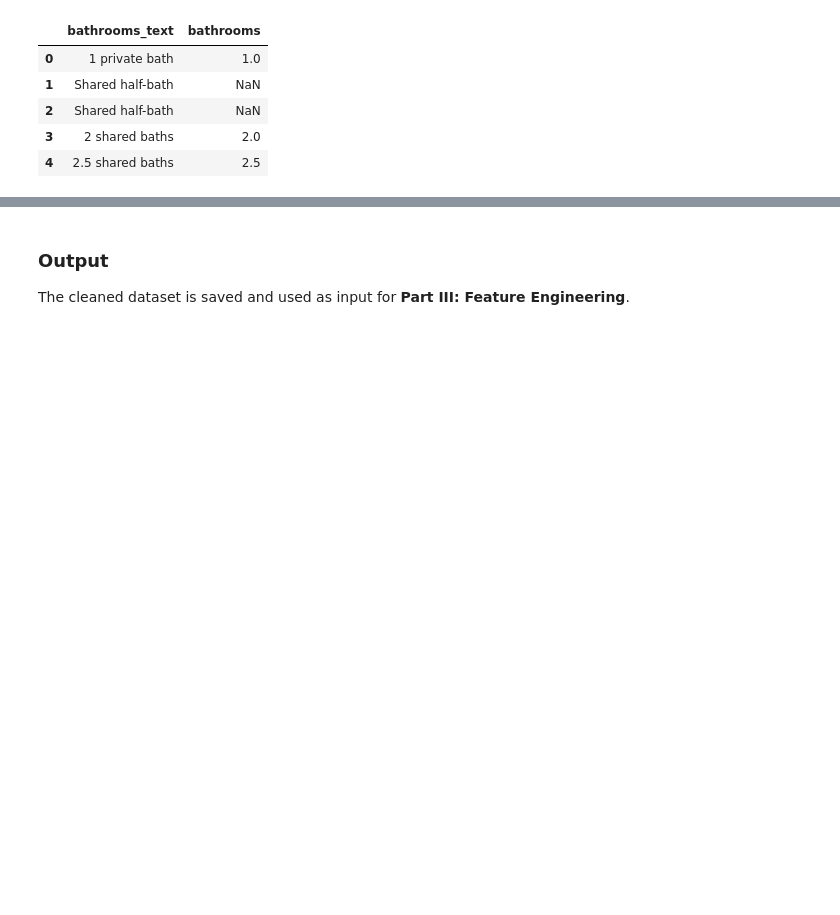
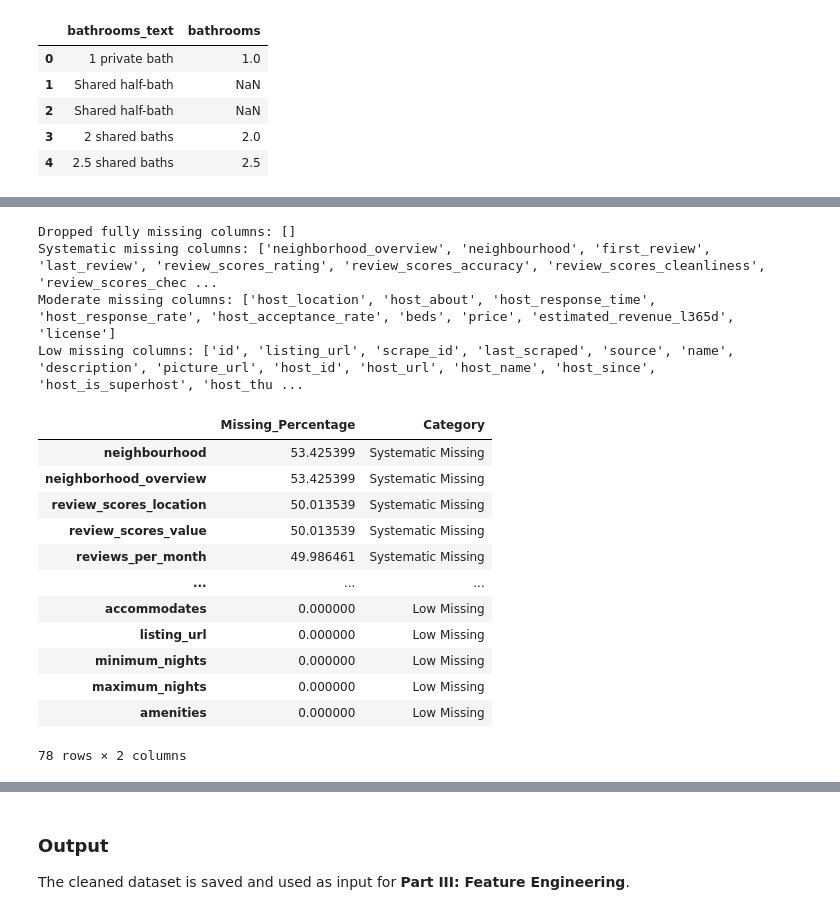
Before and after one commit to zzSkywalker/CA6003, a Jupyter notebook: src/2_data_cleaning.ipynb, the cells around one changed output, grey strips where cells are left out. Drawn from its saved outputs; the diff is of its cells as text; code cells hidden in the pictures; blank space fills up the shorter version.

```diff
--- a/src/2_data_cleaning.ipynb
+++ b/src/2_data_cleaning.ipynb
@@ -186,17 +157,0 @@ Derived metrics (e.g., revenue estimates) are left unimputed.
-# %%
-# Numeric moderate missing
-numeric_moderate = ["beds", "host_response_rate", "host_acceptance_rate"]
-for col in numeric_moderate:
-    if col in df.columns:
-        df[col] = df[col].fillna(df[col].median())
-
-# Text moderate missing
-text_moderate = {
-    "license": "Unknown",
-    "host_location": "Unknown",
-    "host_about": "Not provided",
-    "host_response_time": "Unknown"
-}
-for col, val in text_moderate.items():
-    if col in df.columns:
-        df[col] = df[col].fillna(val)
@@ -202,0 +167,47 @@ for col, val in text_moderate.items():
+# %%
+missing_pct = df.isnull().mean() * 100
+
+fully_missing_cols = missing_pct[missing_pct == 100].index.tolist()
+df.drop(columns=fully_missing_cols, inplace=True)
+print("Dropped fully missing columns:", fully_missing_cols)
+
+# Systematic missing: 45-80%
+systematic_cols = missing_pct[(missing_pct >= 45) & (missing_pct < 80)].index.tolist()
+print("Systematic missing columns:", systematic_cols)
+
+# Moderate missing: 20-45%
+moderate_cols = missing_pct[(missing_pct >= 20) & (missing_pct < 45)].index.tolist()
+print("Moderate missing columns:", moderate_cols)
+
+# Low missing: <20%
+low_cols = missing_pct[missing_pct < 20].index.tolist()
+low_cols = [col for col in low_cols if col not in fully_missing_cols + systematic_cols + moderate_cols]
+print("Low missing columns:", low_cols)
+
+# Summary table
+missing_summary = pd.DataFrame({
+    "Missing_Percentage": missing_pct,
+    "Category": ["Fully Missing" if col in fully_missing_cols
+                 else "Systematic Missing" if col in systematic_cols
+                 else "Moderate Missing" if col in moderate_cols
+                 else "Low Missing" for col in df.columns]
+})
+display(missing_summary.sort_values("Missing_Percentage", ascending=False))
+# %% [output]
+Dropped fully missing columns: []
+Systematic missing columns: ['neighborhood_overview', 'neighbourhood', 'first_review', 'last_review', 'review_scores_rating', 'review_scores_accuracy', 'review_scores_cleanliness', 'review_scores_chec ...
+Moderate missing columns: ['host_location', 'host_about', 'host_response_time', 'host_response_rate', 'host_acceptance_rate', 'beds', 'price', 'estimated_revenue_l365d', 'license']
+Low missing columns: ['id', 'listing_url', 'scrape_id', 'last_scraped', 'source', 'name', 'description', 'picture_url', 'host_id', 'host_url', 'host_name', 'host_since', 'host_is_superhost', 'host_thu ...
+|  | Missing_Percentage | Category |
+| neighbourhood | 53.425399 | Systematic Missing |
+| neighborhood_overview | 53.425399 | Systematic Missing |
+| review_scores_location | 50.013539 | Systematic Missing |
+| review_scores_value | 50.013539 | Systematic Missing |
+| reviews_per_month | 49.986461 | Systematic Missing |
+| ... | ... | ... |
+| accommodates | 0.000000 | Low Missing |
+| listing_url | 0.000000 | Low Missing |
+| minimum_nights | 0.000000 | Low Missing |
+| maximum_nights | 0.000000 | Low Missing |
+| amenities | 0.000000 | Low Missing |
+78 rows × 2 columns
```
Also changed, not shown: parts of 17 cells of this notebook, 1 other file.
